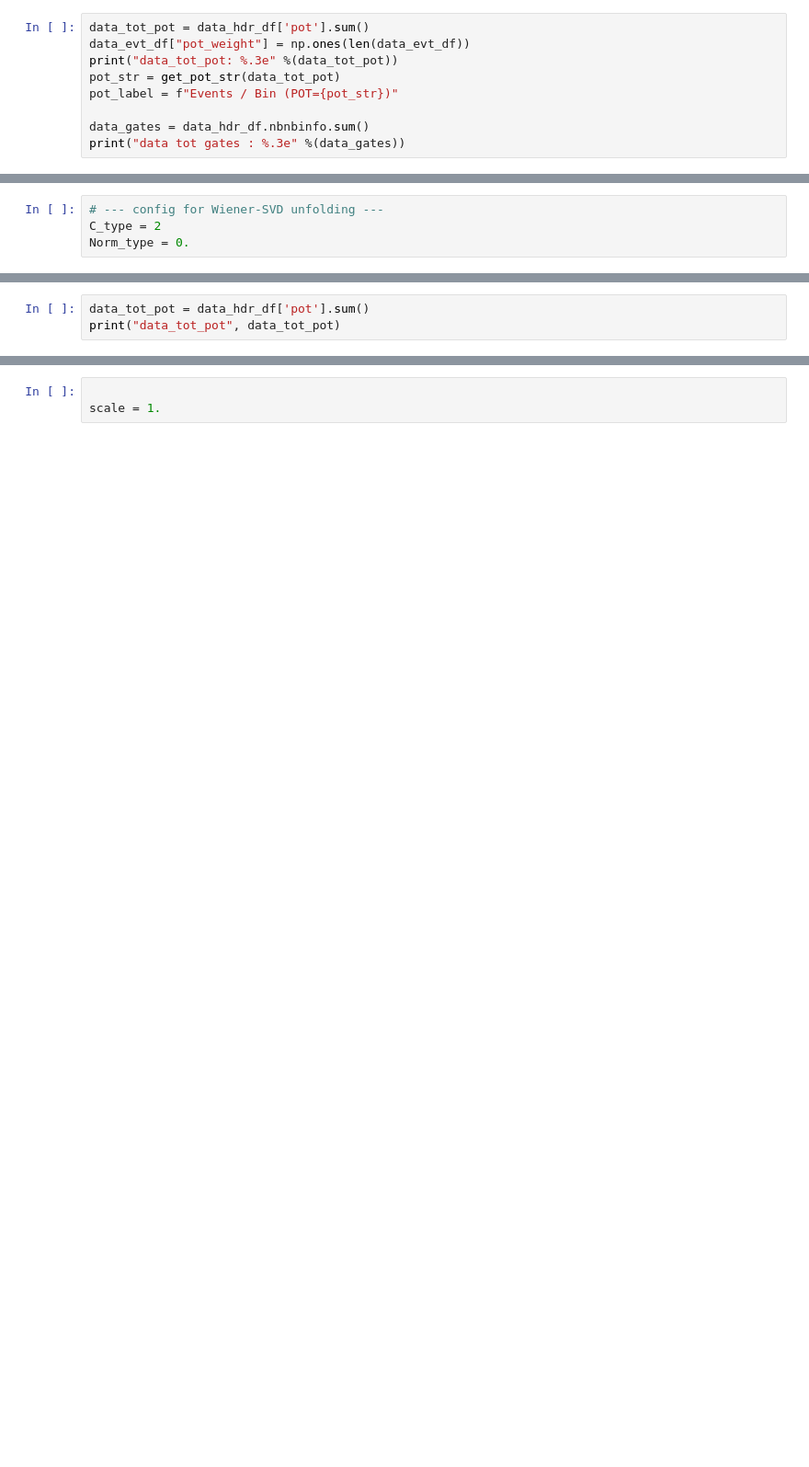
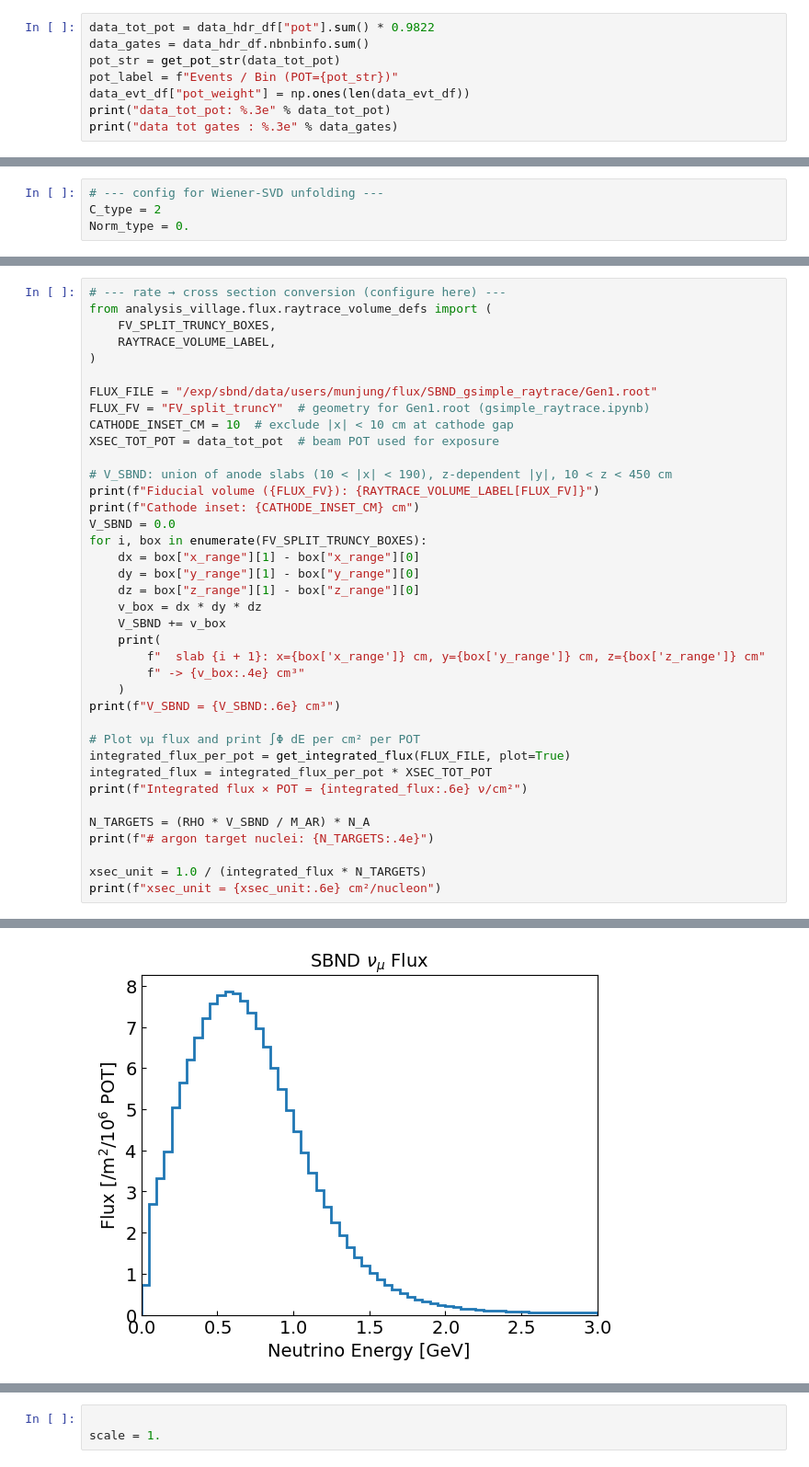
Before and after one commit to wjdanswjddl/cafpyana, a Jupyter notebook: analysis_village/numucc_1p0pi/notebooks/unfolding-data.ipynb, the cells around one changed output, grey strips where cells are left out. Shown at 92% size. Drawn from its saved outputs; the diff is of its cells as text; blank space fills up the shorter version.

```diff
--- a/analysis_village/numucc_1p0pi/notebooks/unfolding-data.ipynb
+++ b/analysis_village/numucc_1p0pi/notebooks/unfolding-data.ipynb
@@ -63,10 +180,9 @@ mc_pot_scale: 2.817e+00
 # %%
-data_tot_pot = data_hdr_df['pot'].sum()
-data_evt_df["pot_weight"] = np.ones(len(data_evt_df))
-print("data_tot_pot: %.3e" %(data_tot_pot))
+data_tot_pot = data_hdr_df["pot"].sum() * 0.9822
+data_gates = data_hdr_df.nbnbinfo.sum()
 pot_str = get_pot_str(data_tot_pot)
 pot_label = f"Events / Bin (POT={pot_str})"
-
-data_gates = data_hdr_df.nbnbinfo.sum()
-print("data tot gates : %.3e" %(data_gates))
+data_evt_df["pot_weight"] = np.ones(len(data_evt_df))
+print("data_tot_pot: %.3e" % data_tot_pot)
+print("data tot gates : %.3e" % data_gates)
 # %% [output]
@@ -132,3 +227,0 @@ pot_label
-# %%
-data_tot_pot = data_hdr_df['pot'].sum()
-print("data_tot_pot", data_tot_pot)
@@ -289,0 +289,39 @@ xsec unit:  4.989253829141396e-42
+# %%
+# --- rate → cross section conversion (configure here) ---
+from analysis_village.flux.raytrace_volume_defs import (
+    FV_SPLIT_TRUNCY_BOXES,
+    RAYTRACE_VOLUME_LABEL,
+)
+
+FLUX_FILE = "/exp/sbnd/data/users/munjung/flux/SBND_gsimple_raytrace/Gen1.root"
+FLUX_FV = "FV_split_truncY"  # geometry for Gen1.root (gsimple_raytrace.ipynb)
+CATHODE_INSET_CM = 10  # exclude |x| < 10 cm at cathode gap
+XSEC_TOT_POT = data_tot_pot  # beam POT used for exposure
+
+# V_SBND: union of anode slabs (10 < |x| < 190), z-dependent |y|, 10 < z < 450 cm
+print(f"Fiducial volume ({FLUX_FV}): {RAYTRACE_VOLUME_LABEL[FLUX_FV]}")
+print(f"Cathode inset: {CATHODE_INSET_CM} cm")
+V_SBND = 0.0
+for i, box in enumerate(FV_SPLIT_TRUNCY_BOXES):
+    dx = box["x_range"][1] - box["x_range"][0]
+    dy = box["y_range"][1] - box["y_range"][0]
+    dz = box["z_range"][1] - box["z_range"][0]
+    v_box = dx * dy * dz
+    V_SBND += v_box
+    print(
+        f"  slab {i + 1}: x={box['x_range']} cm, y={box['y_range']} cm, z={box['z_range']} cm"
+        f" -> {v_box:.4e} cm³"
+    )
+print(f"V_SBND = {V_SBND:.6e} cm³")
+
+# Plot νμ flux and print ∫Φ dE per cm² per POT
+integrated_flux_per_pot = get_integrated_flux(FLUX_FILE, plot=True)
+integrated_flux = integrated_flux_per_pot * XSEC_TOT_POT
+print(f"Integrated flux × POT = {integrated_flux:.6e} ν/cm²")
+
+N_TARGETS = (RHO * V_SBND / M_AR) * N_A
+print(f"# argon target nuclei: {N_TARGETS:.4e}")
+
+xsec_unit = 1.0 / (integrated_flux * N_TARGETS)
+print(f"xsec_unit = {xsec_unit:.6e} cm²/nucleon")
+# %% [output]
@@ -290,3 +339,4 @@ xsec unit:  4.989253829141396e-42
+[figure, added]
 # %%
 var_configs = [
     # VariableConfig.all_events(),
```
Also changed, not shown: parts of 49 cells of this notebook, 36 other files.
